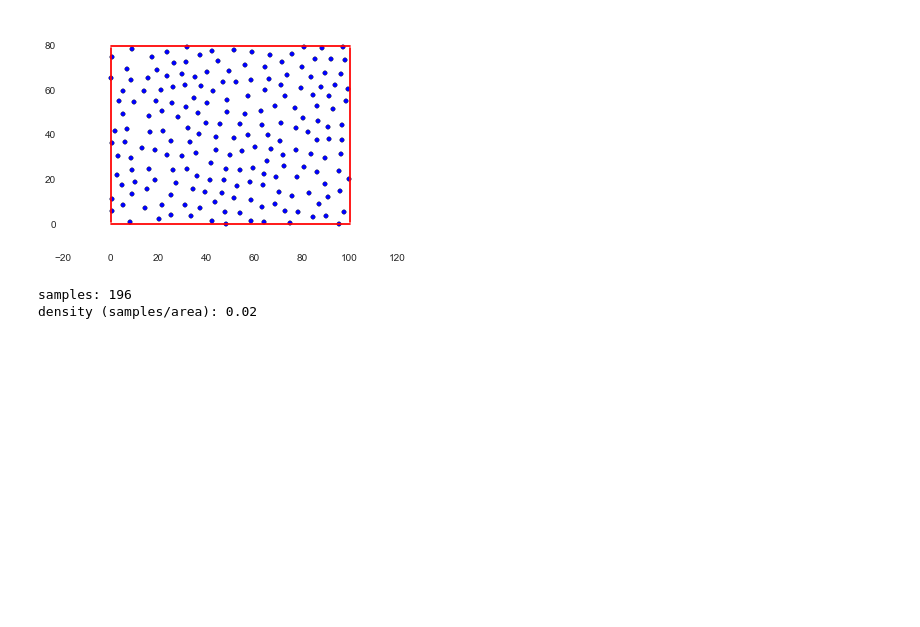
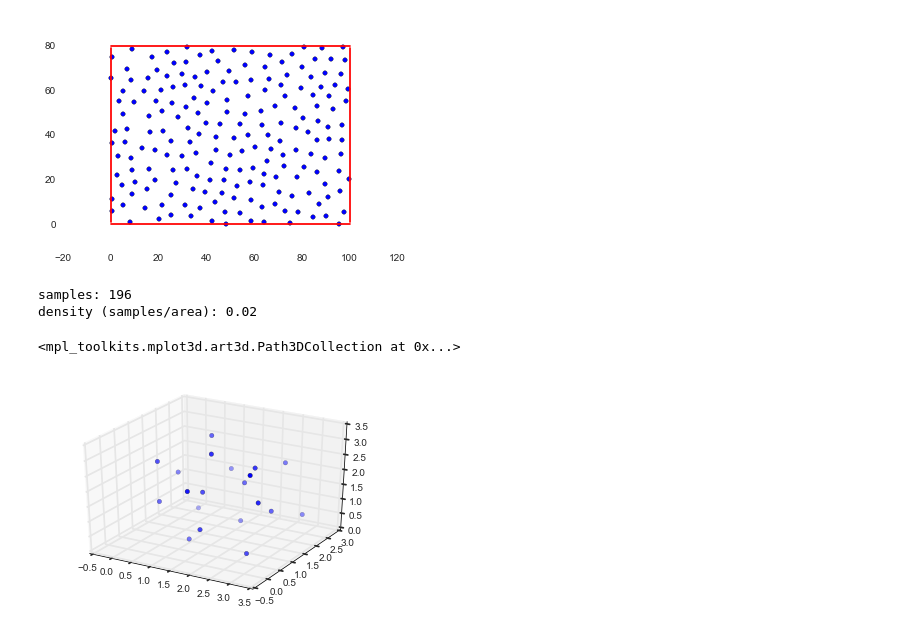
Before and after one commit to IHautaI/poisson-disc, a Jupyter notebook: poisson_disc.ipynb, the cells around one changed output. Drawn from its saved outputs; the diff is of its cells as text; code cells hidden in the pictures; blank space fills up the shorter version.

```diff
--- a/poisson_disc.ipynb
+++ b/poisson_disc.ipynb
@@ -15,7 +15,7 @@ rand = (random.uniform(0, length), random.uniform(0, width))
 data = grid.poisson(rand)
 # %%
 def unzip(items):
-    return [item[0] for item in items], [item[1] for item in items]
+    return ([item[i] for item in items] for i in range(len(items[0])))
 # %%
 plt.scatter(*unzip(data))
 plt.axvline(ymin=2/14, ymax=12/14, color='red')
@@ -56,0 +59,16 @@ density (samples/area): 0.02
+# %%
+r=1
+length = 3
+width = 3
+height = 3
+grid = Grid(r, length, width, height)
+# %%
+rand = (random.uniform(0, length), random.uniform(0, width), random.uniform(0, height))
+data = grid.poisson(rand, 30)
+# %%
+fig=plt.figure()
+ax=fig.add_subplot(111, projection='3d')
+ax.scatter(*unzip(data))
+# %% [output]
+<mpl_toolkits.mplot3d.art3d.Path3DCollection at 0x...>
+[figure, added]
```
Also changed, not shown: parts of 1 cell of this notebook, 1 other file.
